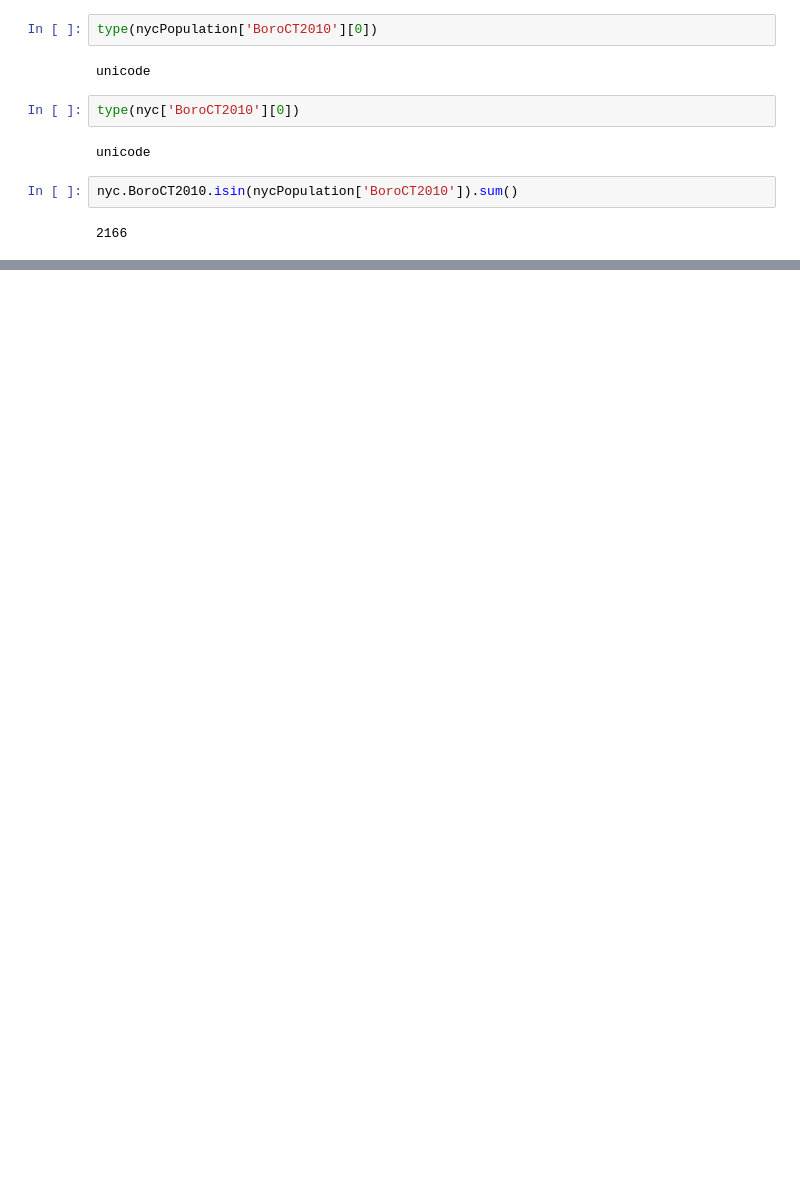
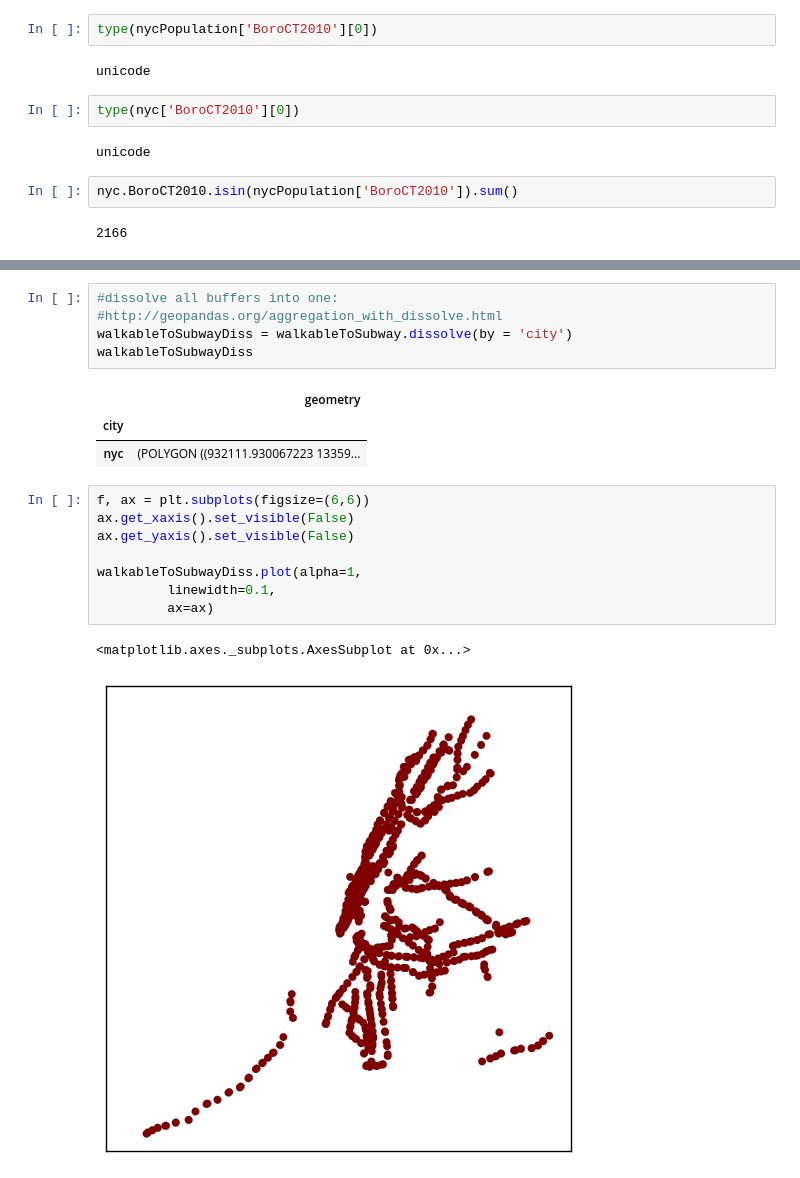
Before and after one commit to alephcero/ads, a Jupyter notebook: geo.ipynb, the cells around one changed output, grey strips where cells are left out. Saved outputs shown, nothing was run; the diff lists cells and outputs as text; blank space fills up the shorter version.

```diff
--- a/geo.ipynb
+++ b/geo.ipynb
@@ -89,0 +178,20 @@ plt.title("Census Tract map colored by boroughs")
+# %%
+#dissolve all buffers into one:
+#http://geopandas.org/aggregation_with_dissolve.html
+walkableToSubwayDiss = walkableToSubway.dissolve(by = 'city')
+walkableToSubwayDiss
+# %% [output]
+|  | geometry |
+| city |  |
+| nyc | (POLYGON ((932111.930067223 13359... |
+# %%
+f, ax = plt.subplots(figsize=(6,6))
+ax.get_xaxis().set_visible(False)
+ax.get_yaxis().set_visible(False)
+
+walkableToSubwayDiss.plot(alpha=1,
+         linewidth=0.1,
+         ax=ax)
+# %% [output]
+<matplotlib.axes._subplots.AxesSubplot at 0x...>
+[figure, added]
```
Also changed, not shown: parts of 16 cells of this notebook.
